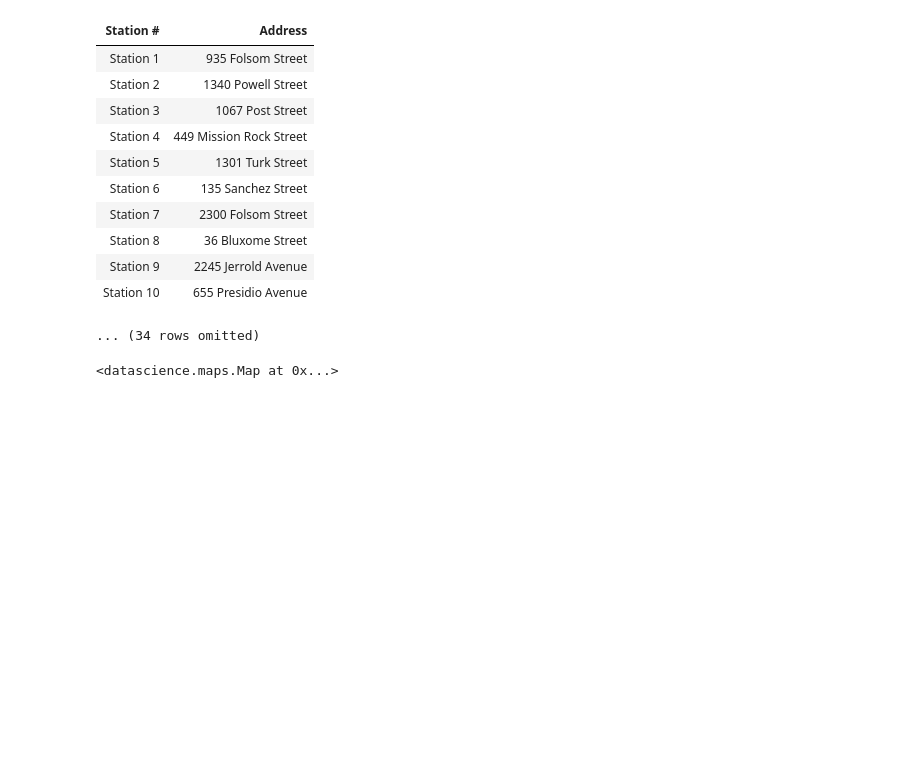
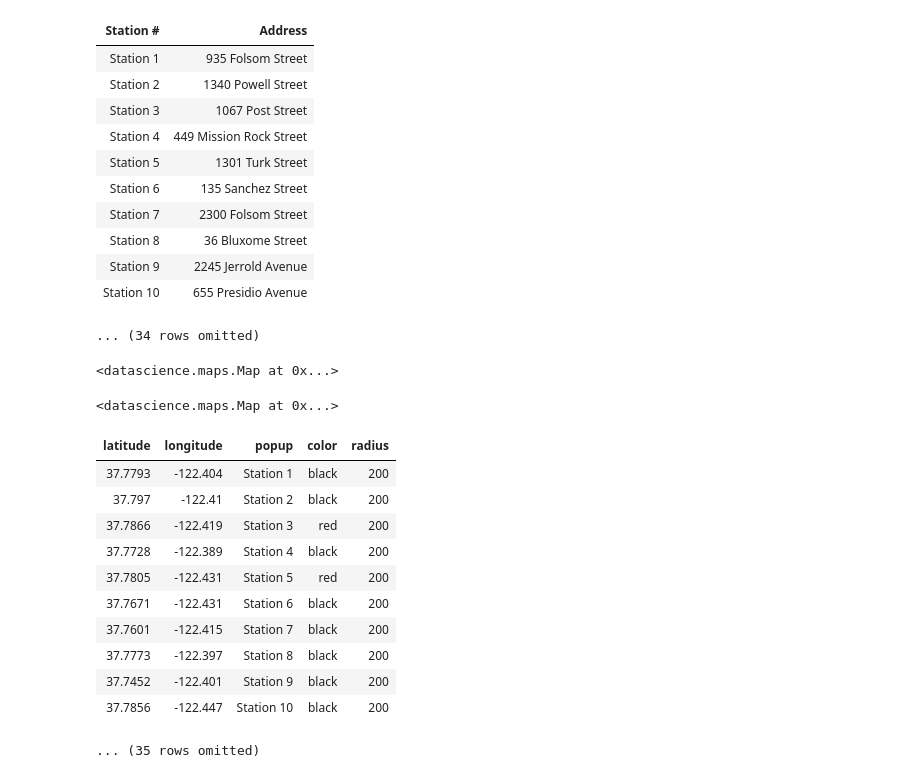
Before and after one commit to wesleyjin/smart-cities-connector, a Jupyter notebook: smartcities_f16/minilabs_inprogress/Minilab3_Solutions.ipynb, the cells around one changed output. Drawn from its saved outputs; the diff is of its cells as text; code cells hidden in the pictures; blank space fills up the shorter version.

```diff
--- a/smartcities_f16/minilabs_inprogress/Minilab3_Solutions.ipynb
+++ b/smartcities_f16/minilabs_inprogress/Minilab3_Solutions.ipynb
@@ -128,19 +114,34 @@ for address in firestations['Address']:
-# %%
-# firestations['latitude'] = firestation_latitudes
-# firestations['longitude'] = firestation_longitudes
-# table = firestations.select(['latitude','longitude','Station #'])
-# table = table.relabel('Station #', 'popup')
-# table['color'] = 'red'
-# table['radius'] = 200
-maps.Circle.map_table(fire_stations_map_table)
-# %% [output]
-<datascience.maps.Map at 0x...>
+# %%
+
+maps.Circle.map_table(fire_stations_map_table)
+# %% [output]
+<datascience.maps.Map at 0x...>
 # %%
 from geopy.distance import great_circle
 location = geolocator.geocode("San Francisco City Hall")
 lat1, lon1 = location.latitude, location.longitude
-dists = fire_stations_map_table.apply(lambda lat2, lon2 : great_circle((lat1, lon1),(lat2,lon2)).miles, ['latitude','longitude'])
+dists = fire_stations_map_table.apply(lambda lat2, lon2 :
+                                      great_circle((lat1, lon1),
+                                                   (lat2,lon2)).miles,
+                                      ['latitude','longitude'])
 fire_stations_map_table = fire_stations_map_table.append([lat1, lon1, 'City hall', 'blue', 300])
 # %%
 fire_stations_map_table['color'][np.argsort(dists)[0:3]] = 'red'
 maps.Circle.map_table(fire_stations_map_table)
+# %% [output]
+<datascience.maps.Map at 0x...>
+# %%
+fire_stations_map_table
+# %% [output]
+| latitude | longitude | popup | color | radius |
+| 37.7793 | -122.404 | Station 1 | black | 200 |
+| 37.797 | -122.41 | Station 2 | black | 200 |
+| 37.7866 | -122.419 | Station 3 | red | 200 |
+| 37.7728 | -122.389 | Station 4 | black | 200 |
+| 37.7805 | -122.431 | Station 5 | red | 200 |
+| 37.7671 | -122.431 | Station 6 | black | 200 |
+| 37.7601 | -122.415 | Station 7 | black | 200 |
+| 37.7773 | -122.397 | Station 8 | black | 200 |
+| 37.7452 | -122.401 | Station 9 | black | 200 |
+| 37.7856 | -122.447 | Station 10 | black | 200 |
+... (35 rows omitted)
```
Also changed, not shown: parts of 4 cells of this notebook, 3 other files.
